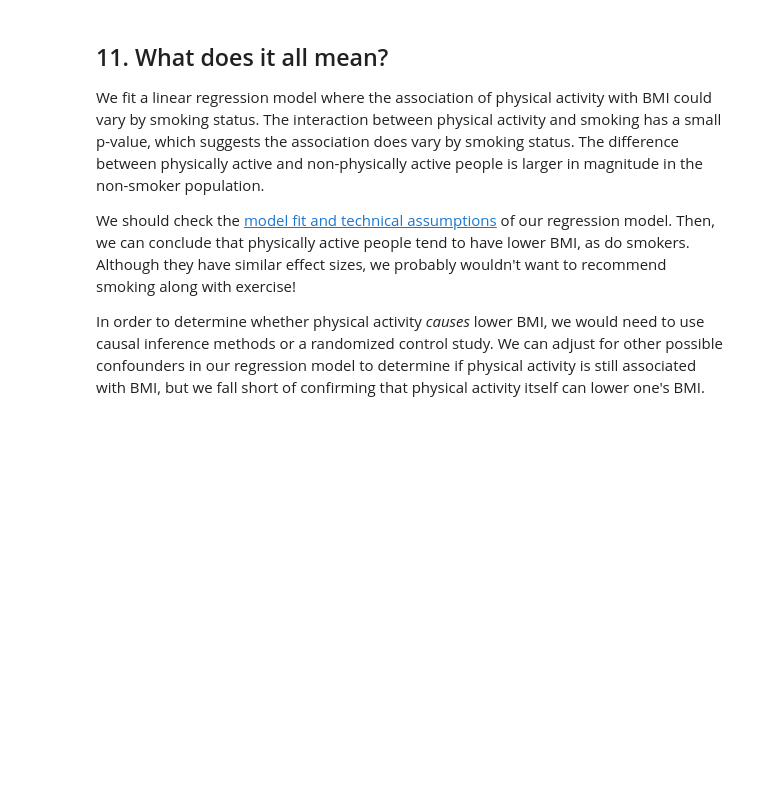
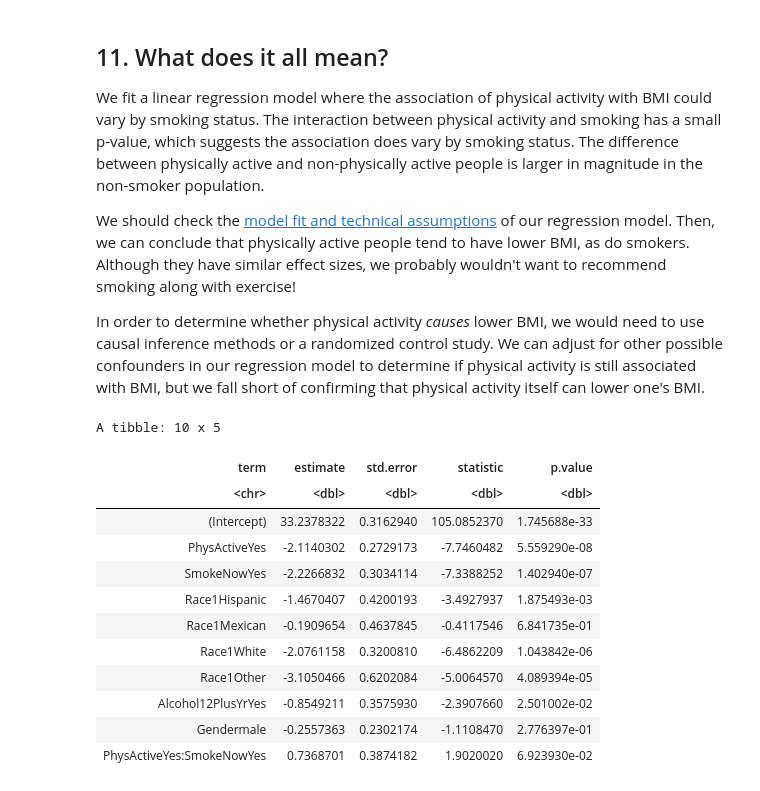
Before and after one commit to SandraOkala/DataCamp_Projects, a Jupyter notebook: R Projects/Health Survey Data Analysis of BMI/notebook.ipynb, the cells around one changed output. Saved outputs shown, nothing was run; the diff lists cells and outputs as text; code cells hidden in the pictures; blank space fills up the shorter version.

```diff
--- a/R Projects/Health Survey Data Analysis of BMI/notebook.ipynb
+++ b/R Projects/Health Survey Data Analysis of BMI/notebook.ipynb
@@ -282,8 +296,22 @@ ERROR: Error in eval(expr, p): object '....' not found
 <p>In order to determine whether physical activity <em>causes</em> lower BMI, we would need to use causal inference methods or a randomized control study. We can adjust for other possible confounders in our regression model to determine if physical activity is still associated with BMI, but we fall short of confirming that physical activity itself can lower one's BMI.</p>
 # %%
 # Adjust mod1 for other possible confounders
-mod2 <- ....(.... ~ PhysActive*SmokeNow + ....,
+mod2 <- svyglm(BMI ~ PhysActive*SmokeNow + Race1 + Alcohol12PlusYr + Gender,
                design = nhanes_adult)
 
 # Tidy the output
-....
+tidy(mod2)
+# %% [output]
+A tibble: 10 x 5
+| term | estimate | std.error | statistic | p.value |
+| <chr> | <dbl> | <dbl> | <dbl> | <dbl> |
+| (Intercept) | 33.2378322 | 0.3162940 | 105.0852370 | 1.745688e-33 |
+| PhysActiveYes | -2.1140302 | 0.2729173 | -7.7460482 | 5.559290e-08 |
+| SmokeNowYes | -2.2266832 | 0.3034114 | -7.3388252 | 1.402940e-07 |
+| Race1Hispanic | -1.4670407 | 0.4200193 | -3.4927937 | 1.875493e-03 |
+| Race1Mexican | -0.1909654 | 0.4637845 | -0.4117546 | 6.841735e-01 |
+| Race1White | -2.0761158 | 0.3200810 | -6.4862209 | 1.043842e-06 |
+| Race1Other | -3.1050466 | 0.6202084 | -5.0064570 | 4.089394e-05 |
+| Alcohol12PlusYrYes | -0.8549211 | 0.3575930 | -2.3907660 | 2.501002e-02 |
+| Gendermale | -0.2557363 | 0.2302174 | -1.1108470 | 2.776397e-01 |
+| PhysActiveYes:SmokeNowYes | 0.7368701 | 0.3874182 | 1.9020020 | 6.923930e-02 |
```
Also changed, not shown: parts of 1 cell of this notebook.
